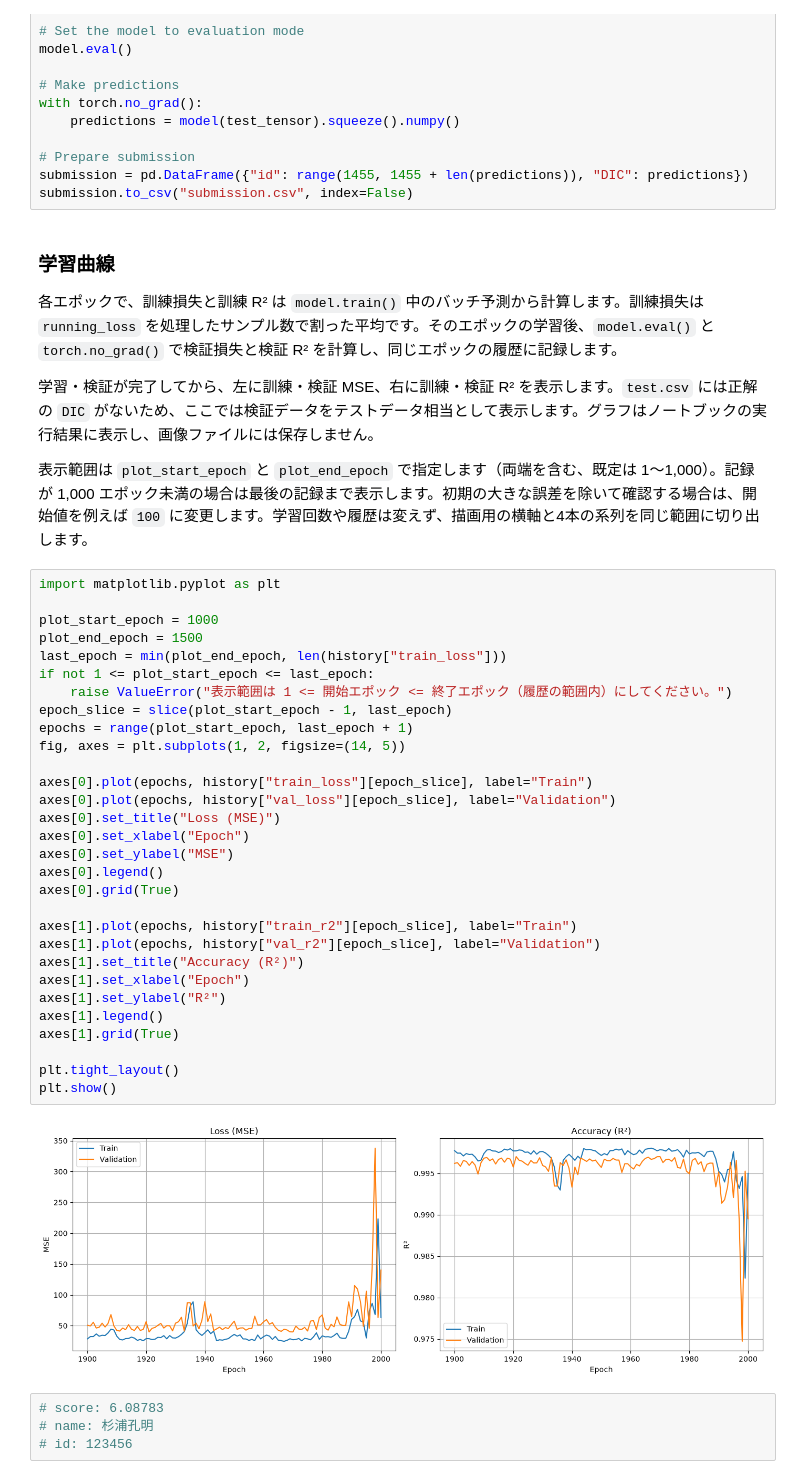
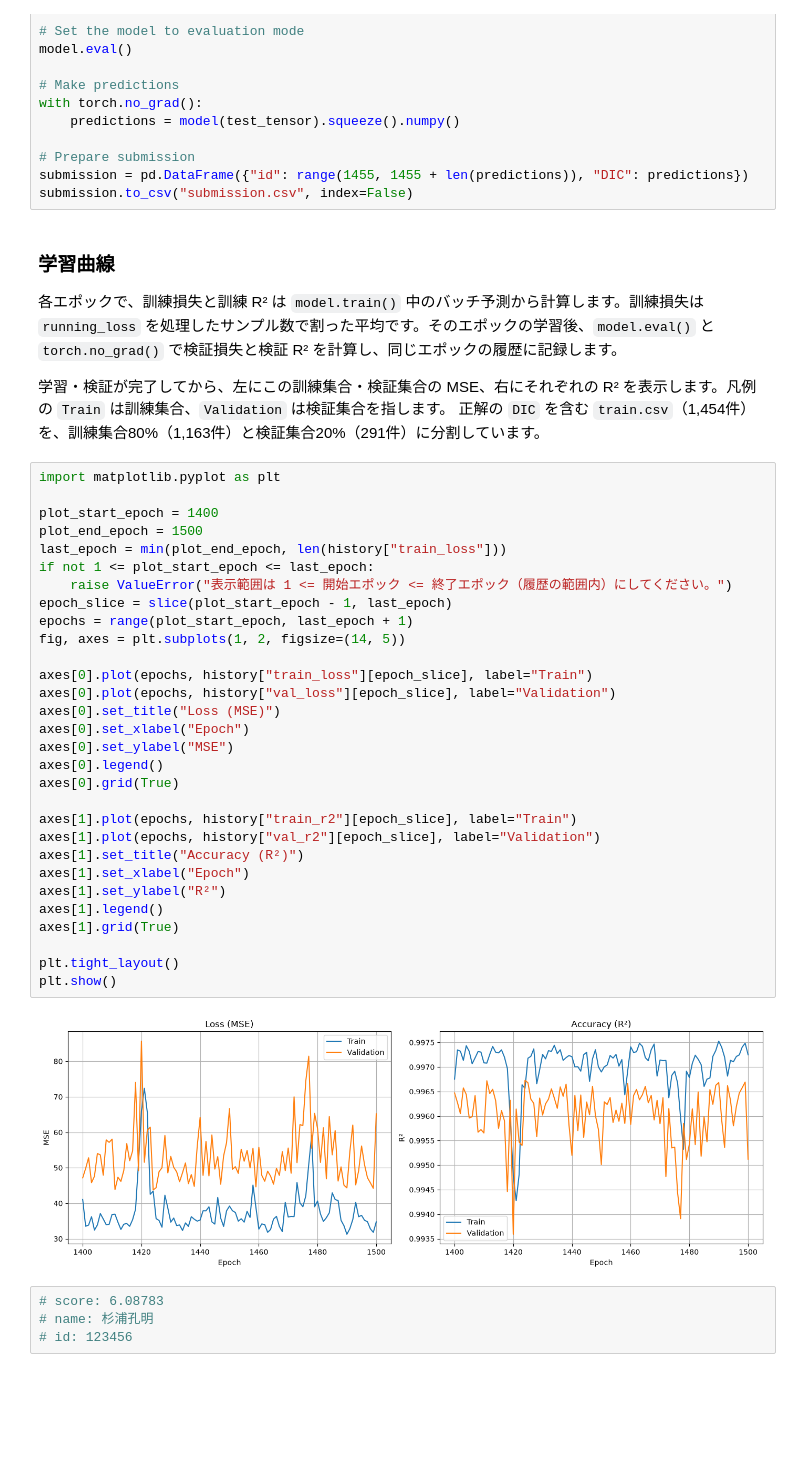
Before and after one commit to 74rina/machine_learning, a Jupyter notebook: Quiz2401_Yoneyama_Rina.ipynb, the cells around one changed output. Saved outputs shown, nothing was run; the diff lists cells and outputs as text; blank space fills up the shorter version.

Commit message:
fixed memo, output images

```diff
--- a/Quiz2401_Yoneyama_Rina.ipynb
+++ b/Quiz2401_Yoneyama_Rina.ipynb
@@ -215,41 +215,40 @@ submission.to_csv("submission.csv", index=False)
 
 各エポックで、訓練損失と訓練 R² は `model.train()` 中のバッチ予測から計算します。訓練損失は `running_loss` を処理したサンプル数で割った平均です。そのエポックの学習後、`model.eval()` と `torch.no_grad()` で検証損失と検証 R² を計算し、同じエポックの履歴に記録します。
 
-学習・検証が完了してから、左に訓練・検証 MSE、右に訓練・検証 R² を表示します。`test.csv` には正解の `DIC` がないため、ここでは検証データをテストデータ相当として表示します。グラフはノートブックの実行結果に表示し、画像ファイルには保存しません。
-
-表示範囲は `plot_start_epoch` と `plot_end_epoch` で指定します（両端を含む、既定は 1〜1,000）。記録が 1,000 エポック未満の場合は最後の記録まで表示します。初期の大きな誤差を除いて確認する場合は、開始値を例えば `100` に変更します。学習回数や履歴は変えず、描画用の横軸と4本の系列を同じ範囲に切り出します。
+学習・検証が完了してから、左にこの訓練集合・検証集合の MSE、右にそれぞれの R² を表示します。凡例の `Train` は訓練集合、`Validation` は検証集合を指します。
+正解の `DIC` を含む `train.csv`（1,454件）を、訓練集合80%（1,163件）と検証集合20%（291件）に分割しています。
 # %%
 import matplotlib.pyplot as plt
 
-plot_start_epoch = 1000
+plot_start_epoch = 1400
 plot_end_epoch = 1500
 last_epoch = min(plot_end_epoch, len(history["train_loss"]))
 if not 1 <= plot_start_epoch <= last_epoch:
     raise ValueError("表示範囲は 1 <= 開始エポック <= 終了エポック（履歴の範囲内）にしてください。")
 epoch_slice = slice(plot_start_epoch - 1, last_epoch)
 epochs = range(plot_start_epoch, last_epoch + 1)
 fig, axes = plt.subplots(1, 2, figsize=(14, 5))
 
 axes[0].plot(epochs, history["train_loss"][epoch_slice], label="Train")
 axes[0].plot(epochs, history["val_loss"][epoch_slice], label="Validation")
 axes[0].set_title("Loss (MSE)")
 axes[0].set_xlabel("Epoch")
 axes[0].set_ylabel("MSE")
 axes[0].legend()
 axes[0].grid(True)
 
 axes[1].plot(epochs, history["train_r2"][epoch_slice], label="Train")
 axes[1].plot(epochs, history["val_r2"][epoch_slice], label="Validation")
 axes[1].set_title("Accuracy (R²)")
 axes[1].set_xlabel("Epoch")
 axes[1].set_ylabel("R²")
 axes[1].legend()
 axes[1].grid(True)
 
 plt.tight_layout()
 plt.show()
 # %% [output]
-[figure, old version]
+[figure, new version]
 # %%
 # score: 6.08783
 # name: 杉浦孔明
```
Also changed, not shown: parts of 1 cell of this notebook, 4 other files.
